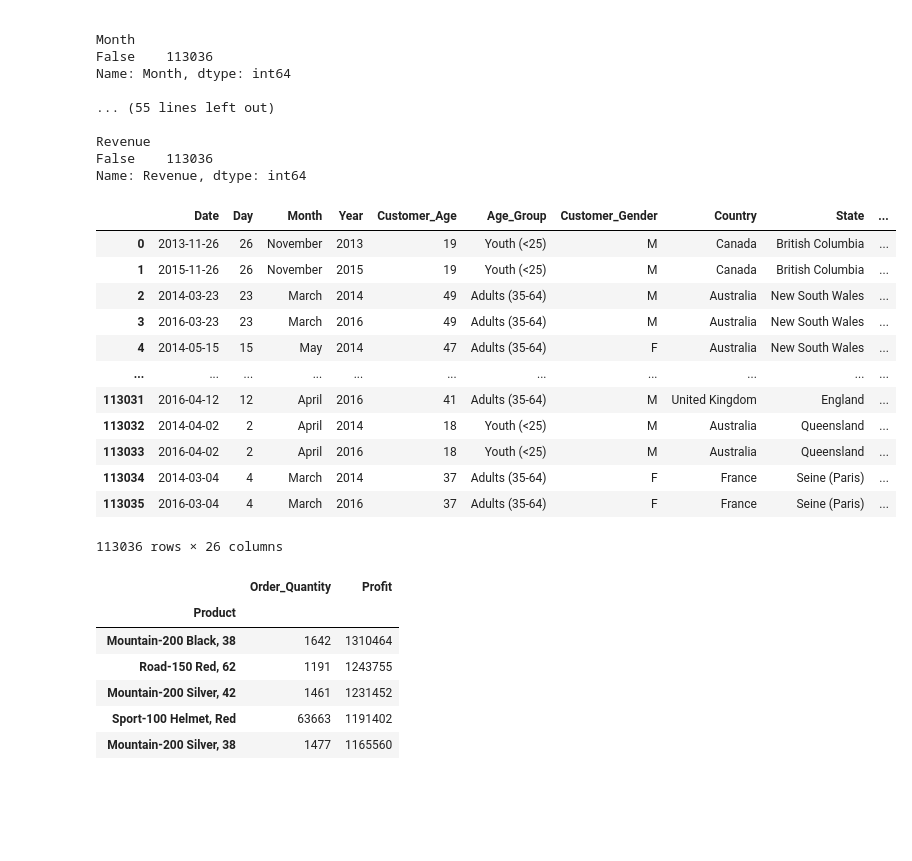
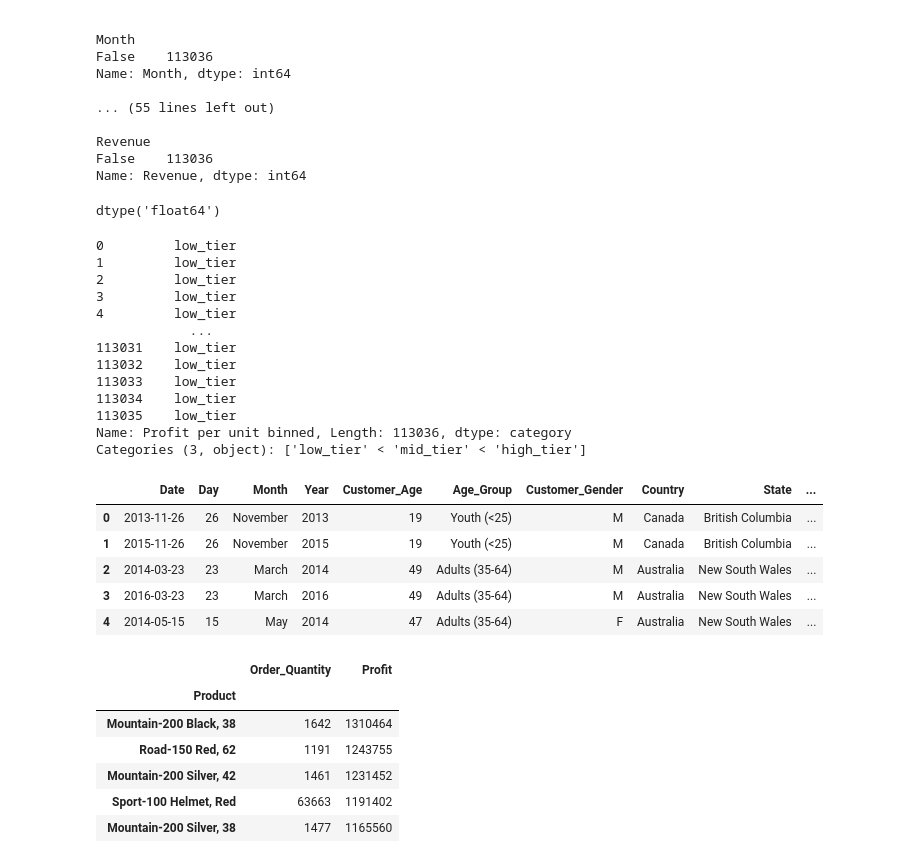
Before and after one commit to Konoko2004/Sales_Data_Analysis, a Jupyter notebook: Dashboard.ipynb, the cells around one changed output. Saved outputs shown, nothing was run; the diff lists cells and outputs as text; code cells hidden in the pictures; blank space fills up the shorter version.

```diff
--- a/Dashboard.ipynb
+++ b/Dashboard.ipynb
@@ -52,6 +52,37 @@ Name: Month, dtype: int64
 Revenue
 False    113036
 Name: Revenue, dtype: int64
+# %%
+raw_data['Profit per unit'] = raw_data['Profit']/raw_data['Order_Quantity']
+raw_data['Profit per unit'].dtype
+# %% [output]
+dtype('float64')
+# %%
+# bin Profits
+
+raw_data['Profit per unit'] = raw_data['Profit']/raw_data['Order_Quantity']
+bins = np.linspace(min(raw_data['Profit per unit']), max(raw_data['Profit per unit']),4)
+bins.dtype
+
+#split into 4 categories : low tier, mid tier, high tier, top tier
+
+bin_groups = ['low_tier','mid_tier','high_tier']
+raw_data['Profit per unit binned'] = pd.cut(raw_data['Profit per unit'], bins, labels = bin_groups, include_lowest = True)
+raw_data['Profit per unit binned']
+# %% [output]
+0         low_tier
+1         low_tier
+2         low_tier
+3         low_tier
+4         low_tier
+            ...
+113031    low_tier
+113032    low_tier
+113033    low_tier
+113034    low_tier
+113035    low_tier
+Name: Profit per unit binned, Length: 113036, dtype: category
+Categories (3, object): ['low_tier' < 'mid_tier' < 'high_tier']
 # %%
 #Normalize Data for Statistics
 #3 methods to use for data normalization - Simple Scaling, Min-max, z-score
@@ -66,40 +97,38 @@ raw_data['Simple Scaling normalize Unit_Price'] = raw_data['Unit_Price']/raw_dat
 raw_data['Simple Scaling normalize Profit'] = raw_data['Profit']/raw_data['Profit'].max()
 raw_data['Simple Scaling normalize Cost'] = raw_data['Cost']/raw_data['Cost'].max()
 raw_data['Simple Scaling normalize Revenue'] = raw_data['Revenue']/raw_data['Revenue'].max()
 
 raw_data.head(5)
 
 #2 : normalize using min-max method --- (datapoint - mean) / (max - min)
 
 raw_data['min-max normalize Order_Quantity'] = (raw_data['Order_Quantity']-raw_data['Order_Quantity'].min())/(raw_data['Order_Quantity'].max()-raw_data['Order_Quantity'].min())
 raw_data['min-max normalize Unit_Cost'] = (raw_data['Unit_Cost']-raw_data['Unit_Cost'].min())/(raw_data['Unit_Cost'].max()-raw_data['Unit_Cost'].min())
 raw_data['min-max normalize Unit_Price'] = (raw_data['Unit_Price']-raw_data['Unit_Price'].min())/(raw_data['Unit_Price'].max()-raw_data['Unit_Price'].min())
 raw_data['min-max normalize Profit'] = (raw_data['Profit']-raw_data['Profit'].min())/(raw_data['Profit'].max()-raw_data['Profit'].min())
 raw_data['min-max normalize Cost'] = (raw_data['Cost']-raw_data['Cost'].min())/(raw_data['Cost'].max()-raw_data['Cost'].min())
 raw_data['min-max normalize Revenue'] = (raw_data['Revenue']-raw_data['Revenue'].min())/(raw_data['Revenue'].max()-raw_data['Revenue'].min())
 
 #3 : normalize using z-score method --- (datapoint - mean) / standard deviation
 
 raw_data['z-score normalize Order_Quantity'] = (raw_data['Order_Quantity'] - raw_data['Order_Quantity'].mean()) / raw_data['Order_Quantity'].std()
 raw_data['z-score normalize Unit_Cost'] = (raw_data['Unit_Cost'] - raw_data['Unit_Cost'].mean()) / raw_data['Unit_Cost'].std()
 raw_data['z-score normalize Unit_Price'] = (raw_data['Unit_Price'] - raw_data['Unit_Price'].mean()) / raw_data['Unit_Price'].std()
 raw_data['z-score normalize Profit'] = (raw_data['Profit'] - raw_data['Profit'].mean()) / raw_data['Profit'].std()
 raw_data['z-score normalize Cost'] = (raw_data['Cost'] - raw_data['Cost'].mean()) / raw_data['Cost'].std()
 raw_data['z-score normalize Revenue'] = (raw_data['Revenue'] - raw_data['Revenue'].mean()) / raw_data['Revenue'].std()
+
+raw_data.head(5)
+
+
+#Suggestion : Use Simple Scaling for simplicity sake.
 # %% [output]
 |  | Date | Day | Month | Year | Customer_Age | Age_Group | Customer_Gender | Country | State | ... |
 | 0 | 2013-11-26 | 26 | November | 2013 | 19 | Youth (<25) | M | Canada | British Columbia | ... |
 | 1 | 2015-11-26 | 26 | November | 2015 | 19 | Youth (<25) | M | Canada | British Columbia | ... |
 | 2 | 2014-03-23 | 23 | March | 2014 | 49 | Adults (35-64) | M | Australia | New South Wales | ... |
 | 3 | 2016-03-23 | 23 | March | 2016 | 49 | Adults (35-64) | M | Australia | New South Wales | ... |
 | 4 | 2014-05-15 | 15 | May | 2014 | 47 | Adults (35-64) | F | Australia | New South Wales | ... |
-| ... | ... | ... | ... | ... | ... | ... | ... | ... | ... | ... |
-| 113031 | 2016-04-12 | 12 | April | 2016 | 41 | Adults (35-64) | M | United Kingdom | England | ... |
-| 113032 | 2014-04-02 | 2 | April | 2014 | 18 | Youth (<25) | M | Australia | Queensland | ... |
-| 113033 | 2016-04-02 | 2 | April | 2016 | 18 | Youth (<25) | M | Australia | Queensland | ... |
-| 113034 | 2014-03-04 | 4 | March | 2014 | 37 | Adults (35-64) | F | France | Seine (Paris) | ... |
-| 113035 | 2016-03-04 | 4 | March | 2016 | 37 | Adults (35-64) | F | France | Seine (Paris) | ... |
-113036 rows × 26 columns
 # %%
 
 
```
